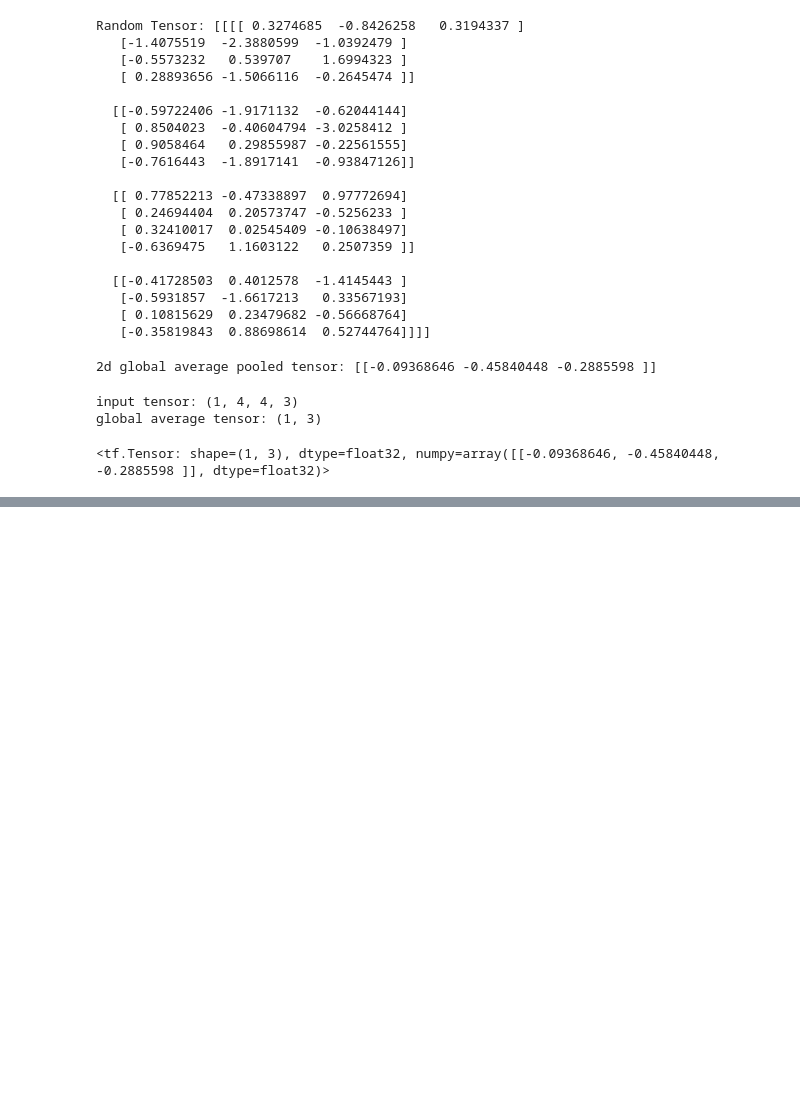
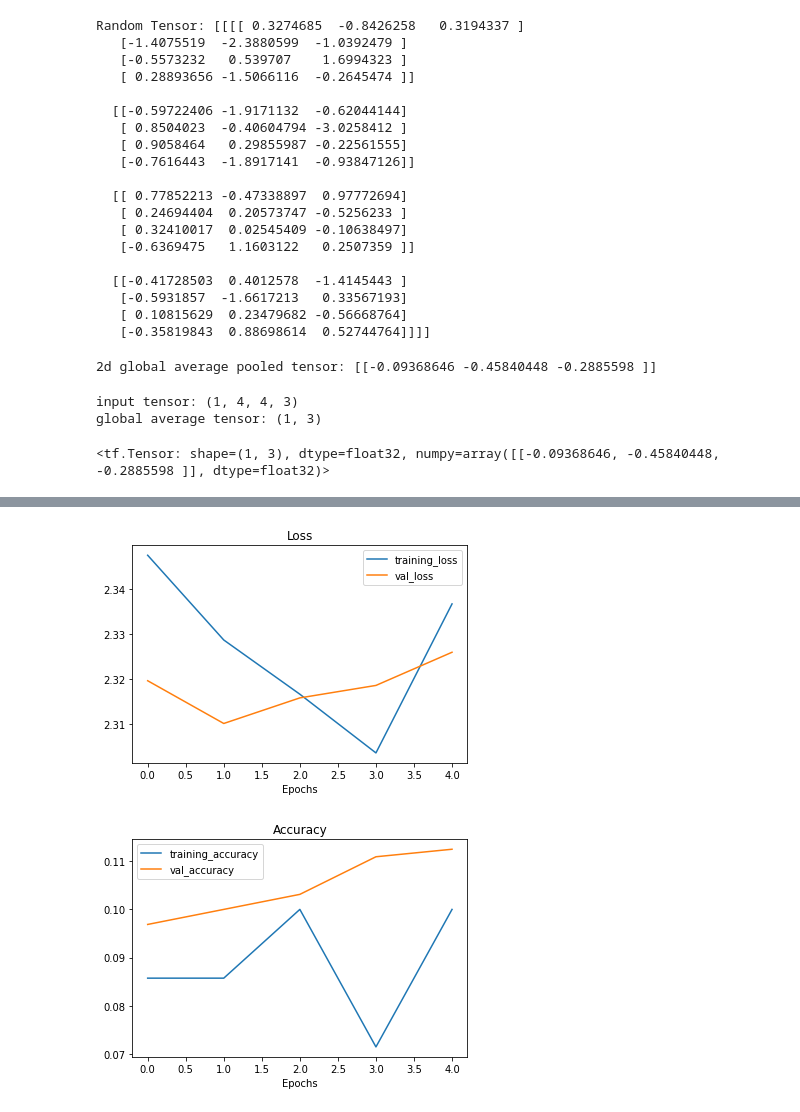
Before and after one commit to JacksonLeb/tensorflow_learning, a Jupyter notebook: 05_transfer_learning_fine_tuning.ipynb, the cells around one changed output, grey strips where cells are left out. Drawn from its saved outputs; the diff is of its cells as text; code cells hidden in the pictures; blank space fills up the shorter version.

```diff
--- a/05_transfer_learning_fine_tuning.ipynb
+++ b/05_transfer_learning_fine_tuning.ipynb
@@ -289,0 +308,3 @@ tf.reduce_mean(input_tensor, axis=[1,2])
+# %%
+train_dir_1_percent = "10_food_classes_1_percent/train/"
+test_dir = "10_food_classes_1_percent/test/"
@@ -289,0 +393,21 @@ tf.reduce_mean(input_tensor, axis=[1,2])
+# %%
+#feature extraction on 1% data
+input_shape = (244,244,3)
+base_model = tf.keras.applications.EfficientNetB0(include_top=False)
+base_model.trainable = False
+
+#create input layer
+inputs = layers.Input(shape=input_shape, name="input_layer")
+
+#data aug as layer
+x = data_augmentation(inputs)
+
+#give base model inputs after aug
+x = base_model(x, training=False)
+
+#pooling feature tensor
+x = layers.GlobalAveragePooling2D(name="global_pooling_layer")(x)
+
+outputs = layers.Dense(10, activation="softmax", name="output_layer")(x)
+
+model_1 = keras.Model(inputs, outputs)
@@ -289,0 +416,12 @@ tf.reduce_mean(input_tensor, axis=[1,2])
+# %%
+model_1.compile(loss="categorical_crossentropy",
+                optimizer=keras.optimizers.Adam(),
+                metrics=["accuracy"])
+
+history_1_percent = model_1.fit(train_data_1_percent,
+            epochs=5,
+            steps_per_epoch=len(train_data_1_percent),
+            validation_data=test_data,
+            validation_steps=(0.25*len(test_data)),
+            callbacks=[create_tensorboard_callback(dir_name="transfer_learning",
+                                                   experiment_name="FeatureExtraction1Percent")])
@@ -289,0 +467,5 @@ tf.reduce_mean(input_tensor, axis=[1,2])
+# %%
+plot_loss_curves(history_1_percent)
+# %% [output]
+[figure, added]
+[figure, added]
```
Also changed, not shown: parts of 26 cells of this notebook.
